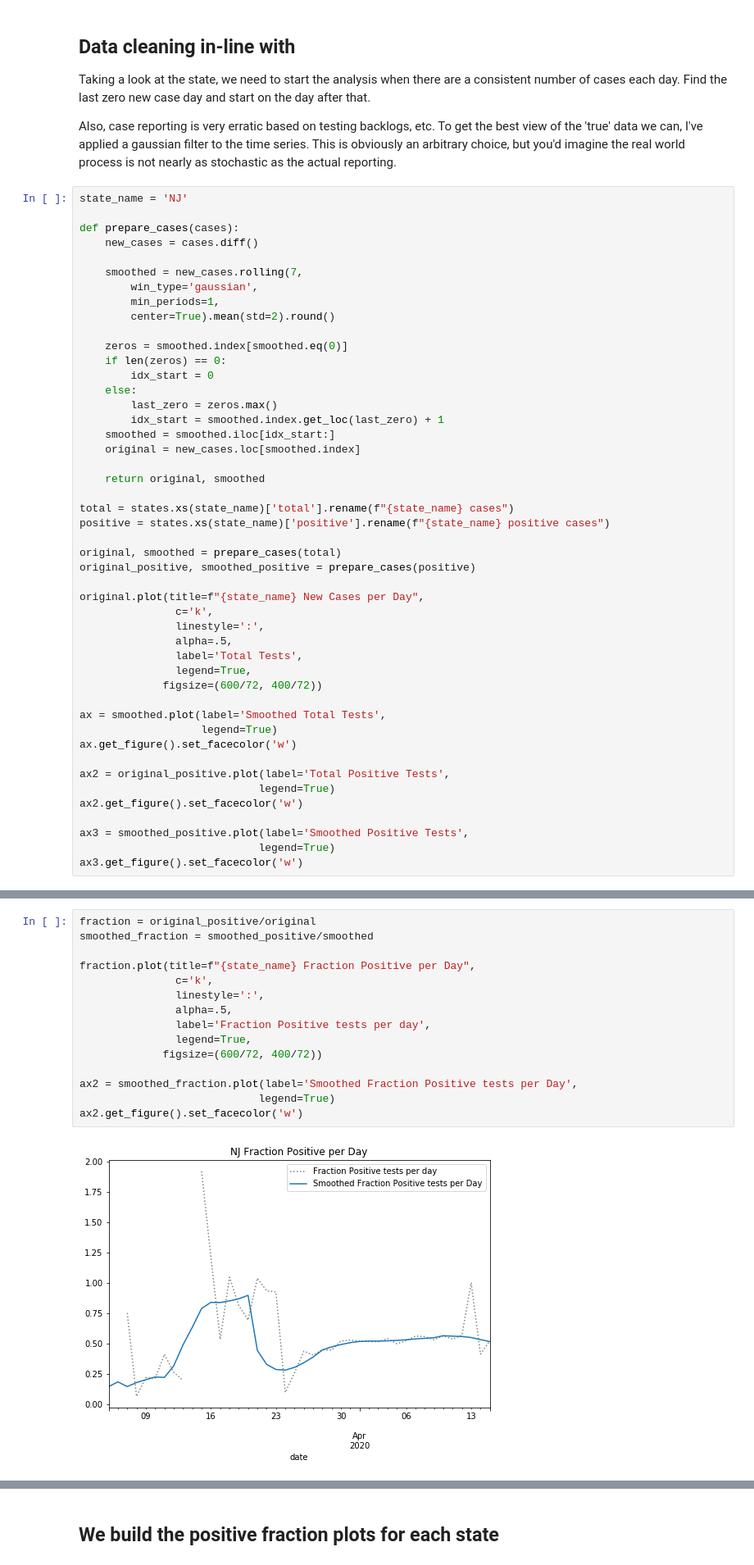
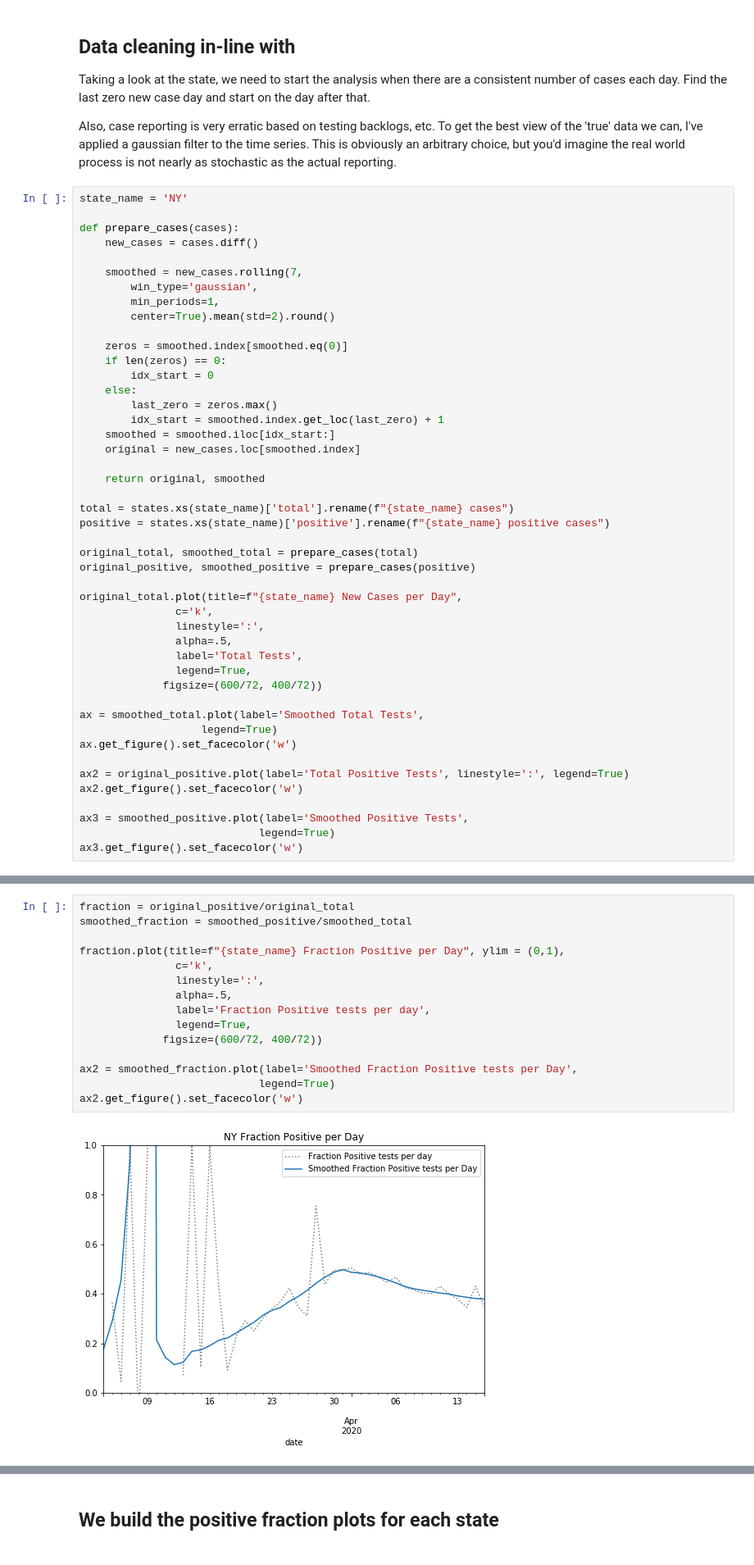
Before and after one commit to wdempsey/covid-umich, a Jupyter notebook: methods/us_testing.ipynb, the cells around one changed output, grey strips where cells are left out. Shown at 82% size. Cells and saved outputs as stored; diff of their text form.

```diff
--- a/methods/us_testing.ipynb
+++ b/methods/us_testing.ipynb
@@ -40,7 +40,7 @@ Taking a look at the state, we need to start the analysis when there are a consi
 
 Also, case reporting is very erratic based on testing backlogs, etc. To get the best view of the 'true' data we can, I've applied a gaussian filter to the time series. This is obviously an arbitrary choice, but you'd imagine the real world process is not nearly as stochastic as the actual reporting.
 # %%
-state_name = 'NJ'
+state_name = 'NY'
 
 def prepare_cases(cases):
     new_cases = cases.diff()
@@ -64,10 +64,10 @@ def prepare_cases(cases):
 total = states.xs(state_name)['total'].rename(f"{state_name} cases")
 positive = states.xs(state_name)['positive'].rename(f"{state_name} positive cases")
 
-original, smoothed = prepare_cases(total)
+original_total, smoothed_total = prepare_cases(total)
 original_positive, smoothed_positive = prepare_cases(positive)
 
-original.plot(title=f"{state_name} New Cases per Day",
+original_total.plot(title=f"{state_name} New Cases per Day",
                c='k',
                linestyle=':',
                alpha=.5,
@@ -75,12 +75,11 @@ original.plot(title=f"{state_name} New Cases per Day",
                legend=True,
              figsize=(600/72, 400/72))
 
-ax = smoothed.plot(label='Smoothed Total Tests',
+ax = smoothed_total.plot(label='Smoothed Total Tests',
                    legend=True)
 ax.get_figure().set_facecolor('w')
 
-ax2 = original_positive.plot(label='Total Positive Tests',
-                            legend=True)
+ax2 = original_positive.plot(label='Total Positive Tests', linestyle=':', legend=True)
 ax2.get_figure().set_facecolor('w')
 
 ax3 = smoothed_positive.plot(label='Smoothed Positive Tests',
@@ -91,20 +90,20 @@ ax3.get_figure().set_facecolor('w')
 # %%
-fraction = original_positive/original
-smoothed_fraction = smoothed_positive/smoothed
+fraction = original_positive/original_total
+smoothed_fraction = smoothed_positive/smoothed_total
 
-fraction.plot(title=f"{state_name} Fraction Positive per Day",
+fraction.plot(title=f"{state_name} Fraction Positive per Day", ylim = (0,1),
                c='k',
                linestyle=':',
                alpha=.5,
                label='Fraction Positive tests per day',
                legend=True,
              figsize=(600/72, 400/72))
 
 ax2 = smoothed_fraction.plot(label='Smoothed Fraction Positive tests per Day',
                             legend=True)
 ax2.get_figure().set_facecolor('w')
 # %% [output]
-[figure, old version]
+[figure, new version]
 # %%
 def plot_frac(result, ax, state_name):
 
```
Also changed, not shown: parts of 5 cells of this notebook, 1 other file.
